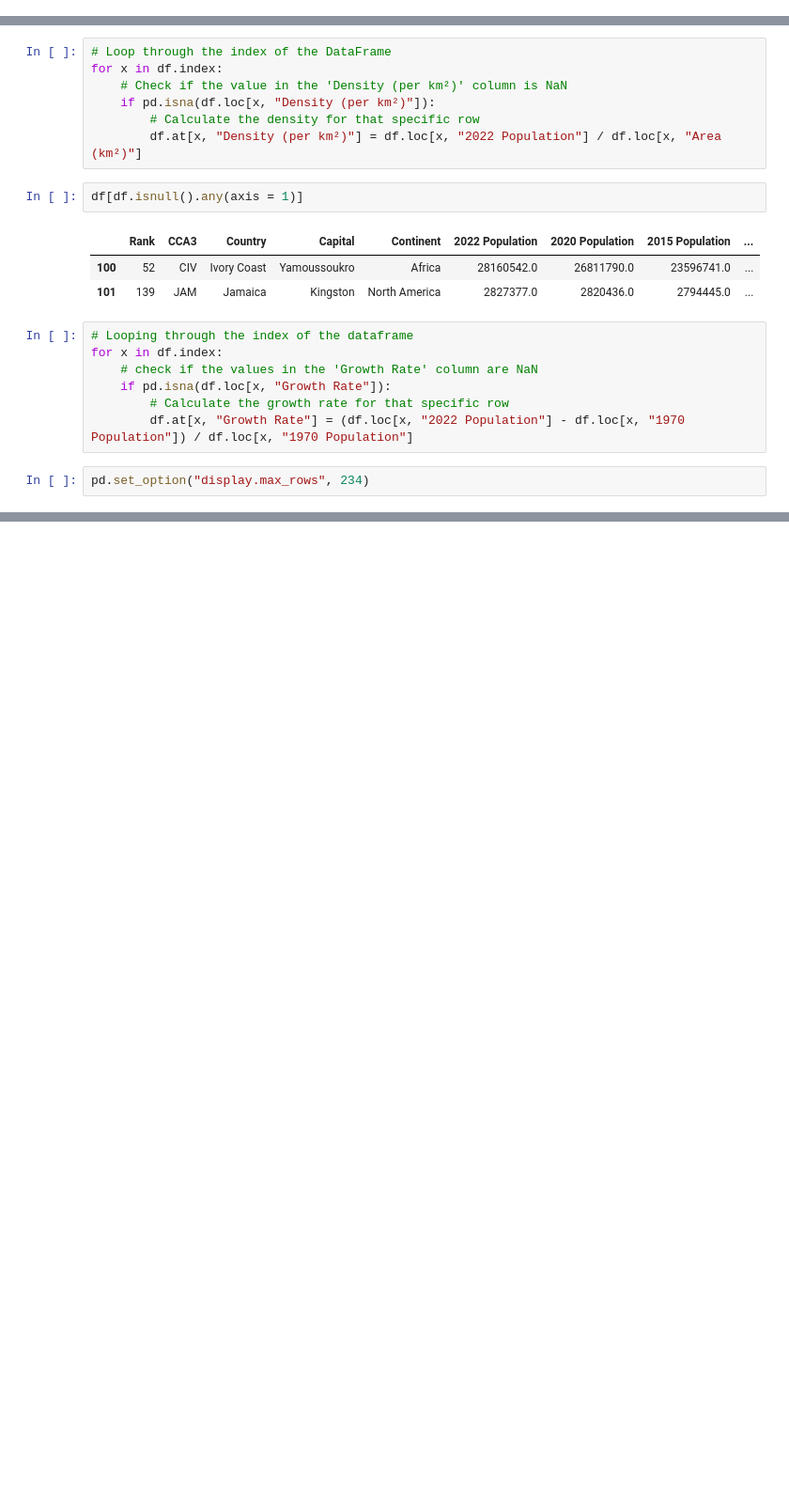
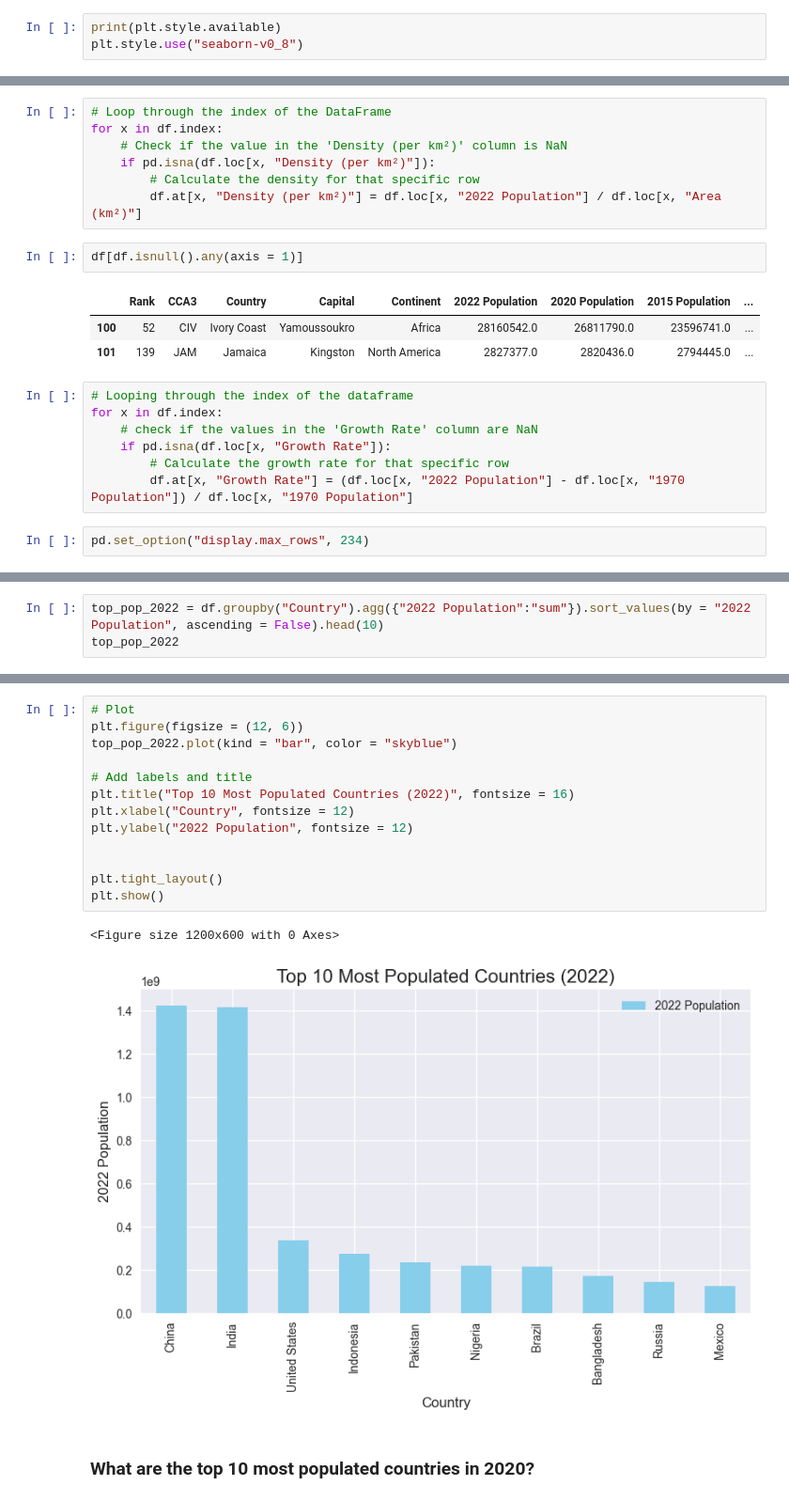
Before and after one commit to Octo-Data-Scientist/Data-Analysis, a Jupyter notebook: World Population/world_population.ipynb, the cells around one changed output, grey strips where cells are left out. Shown: that part at 94% size. Drawn from its saved outputs; the diff is of its cells as text; blank space fills up the shorter version.

```diff
--- a/World Population/world_population.ipynb
+++ b/World Population/world_population.ipynb
@@ -48,0 +50,3 @@ import pandas as pd
+# %%
+print(plt.style.available)
+plt.style.use("seaborn-v0_8")
@@ -255,0 +259,3 @@ df
+# %%
+top_pop_2022 = df.groupby("Country").agg({"2022 Population":"sum"}).sort_values(by = "2022 Population", ascending = False).head(10)
+top_pop_2022
@@ -255,0 +275,18 @@ df
+# %%
+# Plot
+plt.figure(figsize = (12, 6))
+top_pop_2022.plot(kind = "bar", color = "skyblue")
+
+# Add labels and title
+plt.title("Top 10 Most Populated Countries (2022)", fontsize = 16)
+plt.xlabel("Country", fontsize = 12)
+plt.ylabel("2022 Population", fontsize = 12)
+
+
+plt.tight_layout()
+plt.show()
+# %% [output]
+<Figure size 1200x600 with 0 Axes>
+[figure, added]
+# %% [markdown]
+### What are the top 10 most populated countries in 2020?
```
Also changed, not shown: parts of 30 cells of this notebook.
